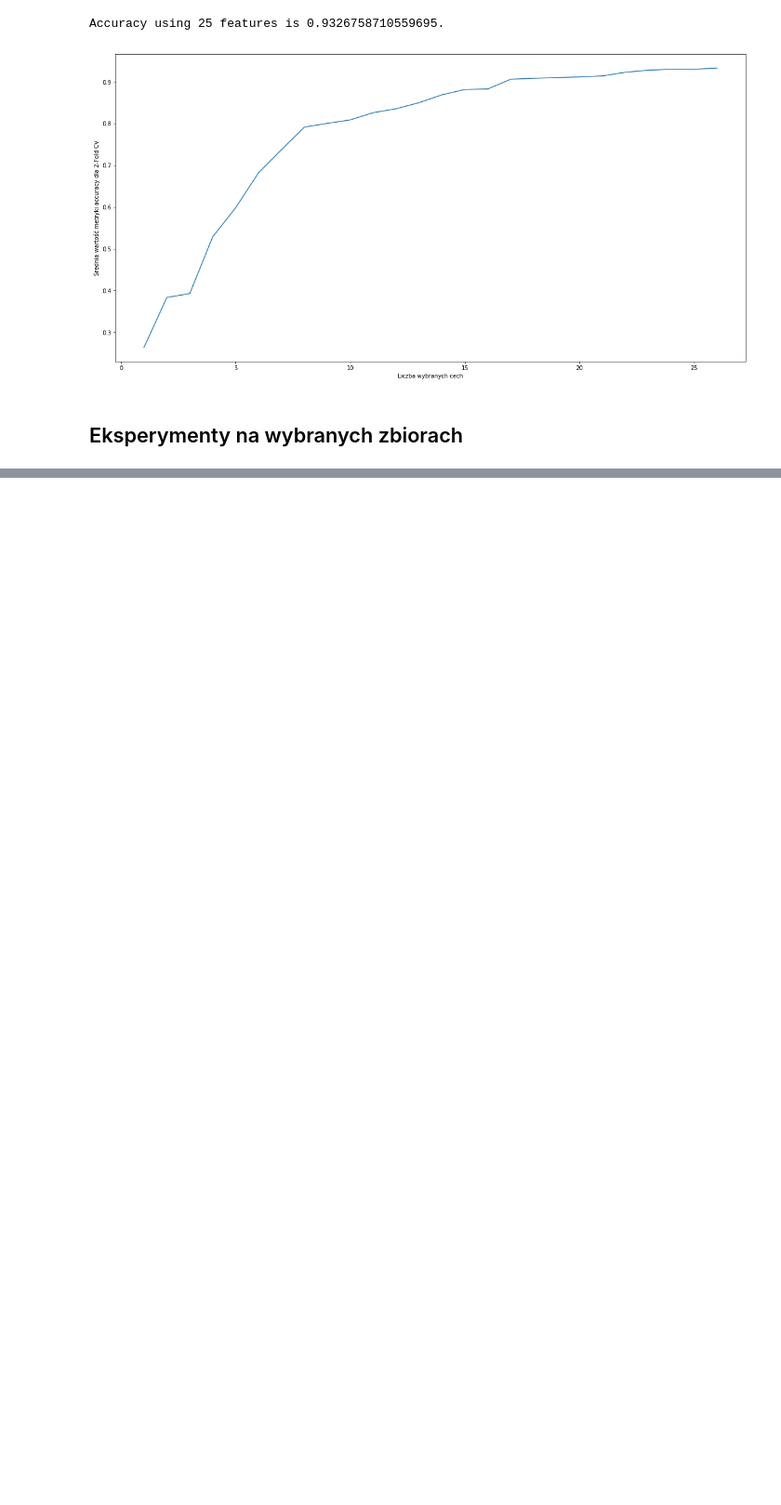
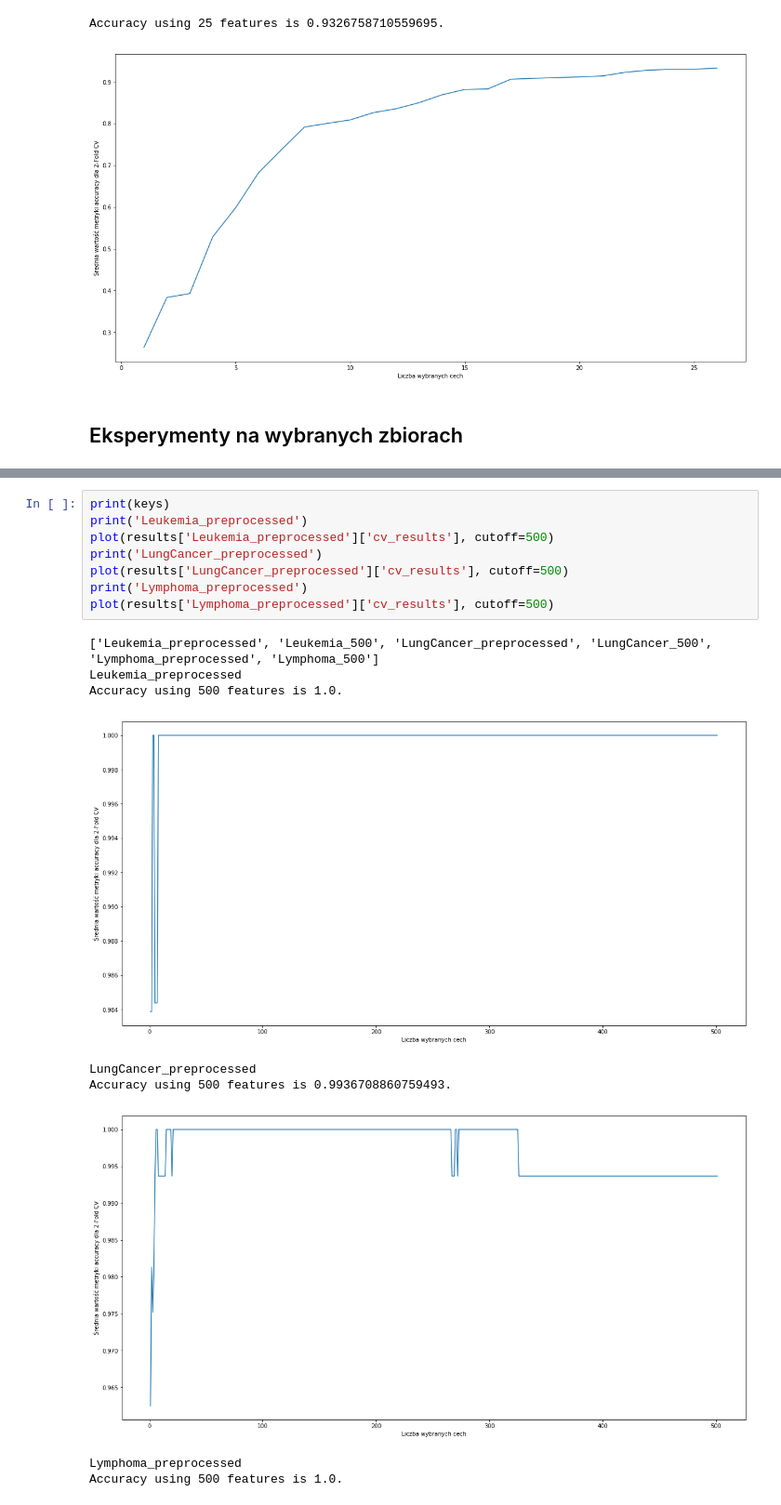
Before and after one commit to Sowul/18z_mpb, a Jupyter notebook: 18z_mpb.ipynb, the cells around one changed output, grey strips where cells are left out. Shown at 93% size. Saved outputs shown, nothing was run; the diff lists cells and outputs as text; blank space fills up the shorter version.

```diff
--- a/18z_mpb.ipynb
+++ b/18z_mpb.ipynb
@@ -270,0 +369,18 @@ Accuracy using 25 features is 0.9326758710559695.
+# %%
+print(keys)
+print('Leukemia_preprocessed')
+plot(results['Leukemia_preprocessed']['cv_results'], cutoff=500)
+print('LungCancer_preprocessed')
+plot(results['LungCancer_preprocessed']['cv_results'], cutoff=500)
+print('Lymphoma_preprocessed')
+plot(results['Lymphoma_preprocessed']['cv_results'], cutoff=500)
+# %% [output]
+['Leukemia_preprocessed', 'Leukemia_500', 'LungCancer_preprocessed', 'LungCancer_500', 'Lymphoma_preprocessed', 'Lymphoma_500']
+Leukemia_preprocessed
+Accuracy using 500 features is 1.0.
+[figure, added]
+LungCancer_preprocessed
+Accuracy using 500 features is 0.9936708860759493.
+[figure, added]
+Lymphoma_preprocessed
+Accuracy using 500 features is 1.0.
```
Also changed, not shown: parts of 18 cells of this notebook.
